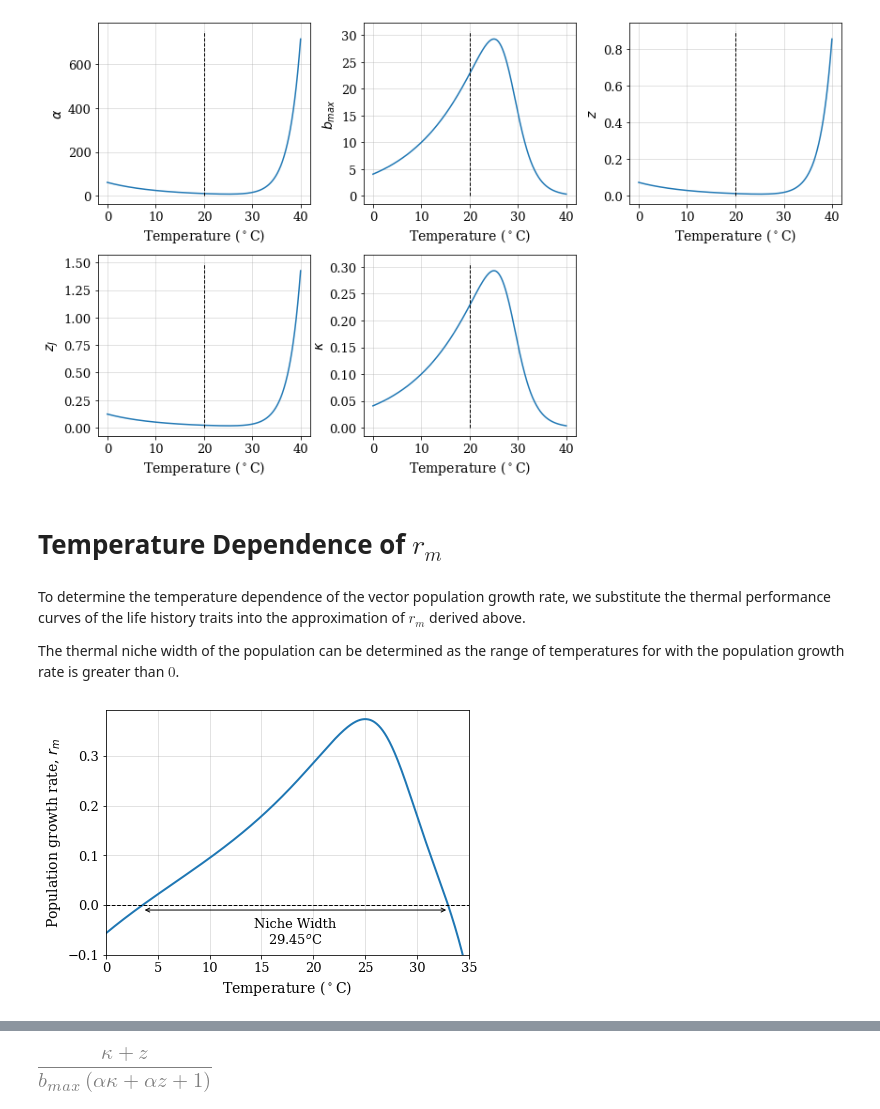
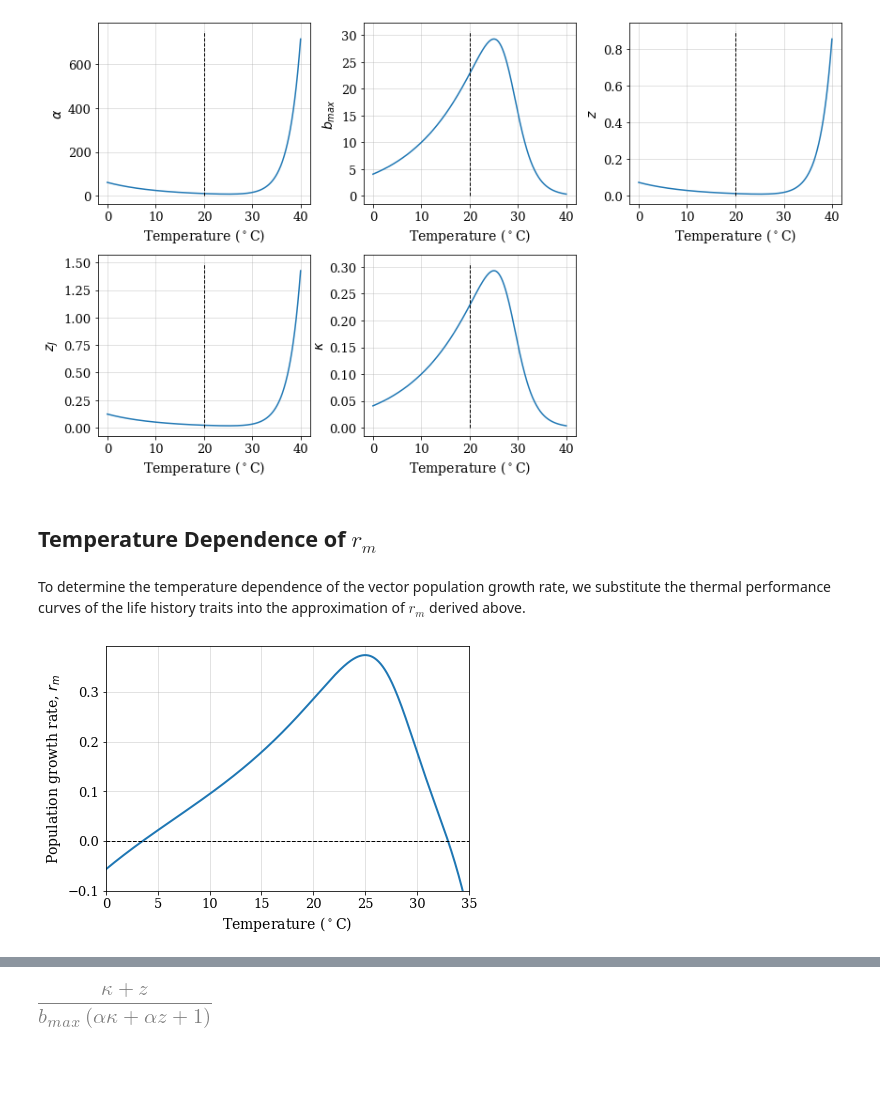
Before and after one commit to EcoEngLab/TraitMismatchPaper-main, a Jupyter notebook: code/TraitMismatch_SI.ipynb, the cells around one changed output, grey strips where cells are left out. Cells and saved outputs as stored; diff of their text form; code cells hidden in the pictures; blank space fills up the shorter version.

```diff
--- a/code/TraitMismatch_SI.ipynb
+++ b/code/TraitMismatch_SI.ipynb
@@ -470,48 +452,26 @@ plt.savefig('../results/TraitTPCs.pdf')
 # %% [output]
 [figure]
 # %% [markdown]
-# Temperature Dependence of $r_m$
+## Temperature Dependence of $r_m$
 # %% [markdown]
 To determine the temperature dependence of the vector population growth rate, we substitute the thermal performance curves of the life history traits into the approximation of $r_m$ derived above.
-
-The thermal niche width of the population can be determined as the range of temperatures for with the population growth rate is greater than $0$.
 # %%
 #Calculate r_m
 
 r_m_vec = r_SP_app_lam(bmax_vec, zJ_vec, z_vec, kap_vec, alp_vec)
 
-def find_niche_width(TPC, T_vec):
-
-    TPC_low = TPC[0:np.argmax(TPC)]
-    TPC_high = TPC[np.argmax(TPC):len(TPC)]
-
-    T_vec_low = T_vec[0:np.argmax(TPC)]
-    T_vec_high = T_vec[np.argmax(TPC):len(TPC)]
-
-    r_0_low = T_vec_low[(np.abs(TPC_low).argmin())]
-    r_0_high = T_vec_high[(np.abs(TPC_high).argmin())]
-
-    return [r_0_low, r_0_high]
-
-r_niche = find_niche_width(r_m_vec, T_vec)
-
-r_niche_width = r_niche[1]-r_niche[0]
-
 fig = plt.figure(); ax = fig.add_subplot(111)
 ax.plot(T_vec-273.15, r_m_vec, linewidth=2);
-# ax.plot([T_pk_par, T_pk_par], [ax.get_ylim()[0],ax.get_ylim()[1]], color='k', linestyle='--', linewidth=1)
 ax.plot(T_vec-273.15, [0]*len(T_vec), color='k', linestyle='--', linewidth=1);
-plt.annotate(s='', xy=(r_niche[0]-273.15,-0.01), xytext=(r_niche[1]-273.15,-0.01), arrowprops=dict(arrowstyle='<->'))
-ax.text((r_niche[0]+r_niche[1])/2-273.15, -0.025, 'Niche Width\n'+ str(round(r_niche_width,2))+'$^o$C',  horizontalalignment='center', verticalalignment='top', fontsize=13)
 ax.set_xlabel(r'Temperature ($^\circ$C)', fontsize=14);
 ax.set_ylabel('Population growth rate, $r_m$', fontsize=14)
 ax.set_xlim(0,35);
 ax.set_ylim(-.1,max(r_m_vec)*(1+0.05));
 ax.tick_params(axis='x', labelsize=13);
 ax.tick_params(axis='y', labelsize=13);
 plt.tight_layout(pad=0)
 
 plt.savefig('../results/r_TPC.pdf')
 # %% [output]
-[figure, old version]
+[figure, new version]
 # %% [markdown]
```
Also changed, not shown: parts of 42 cells of this notebook, 3 other files.
